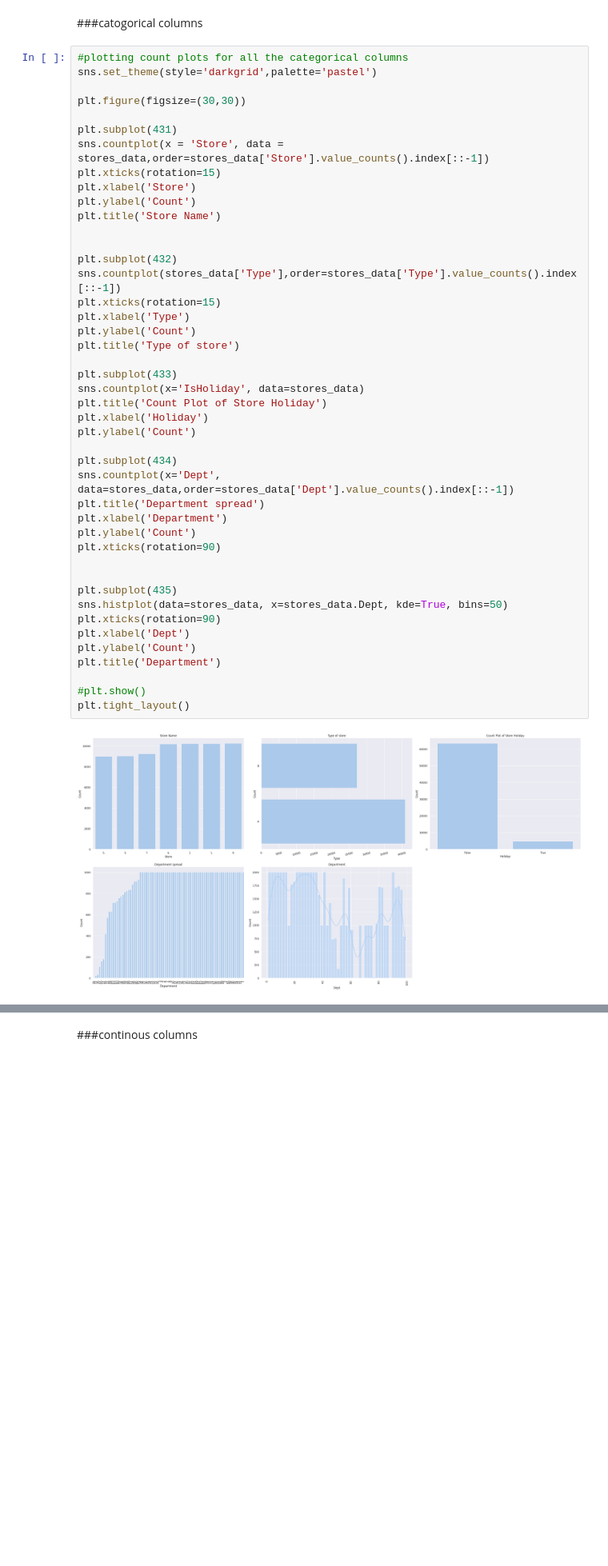
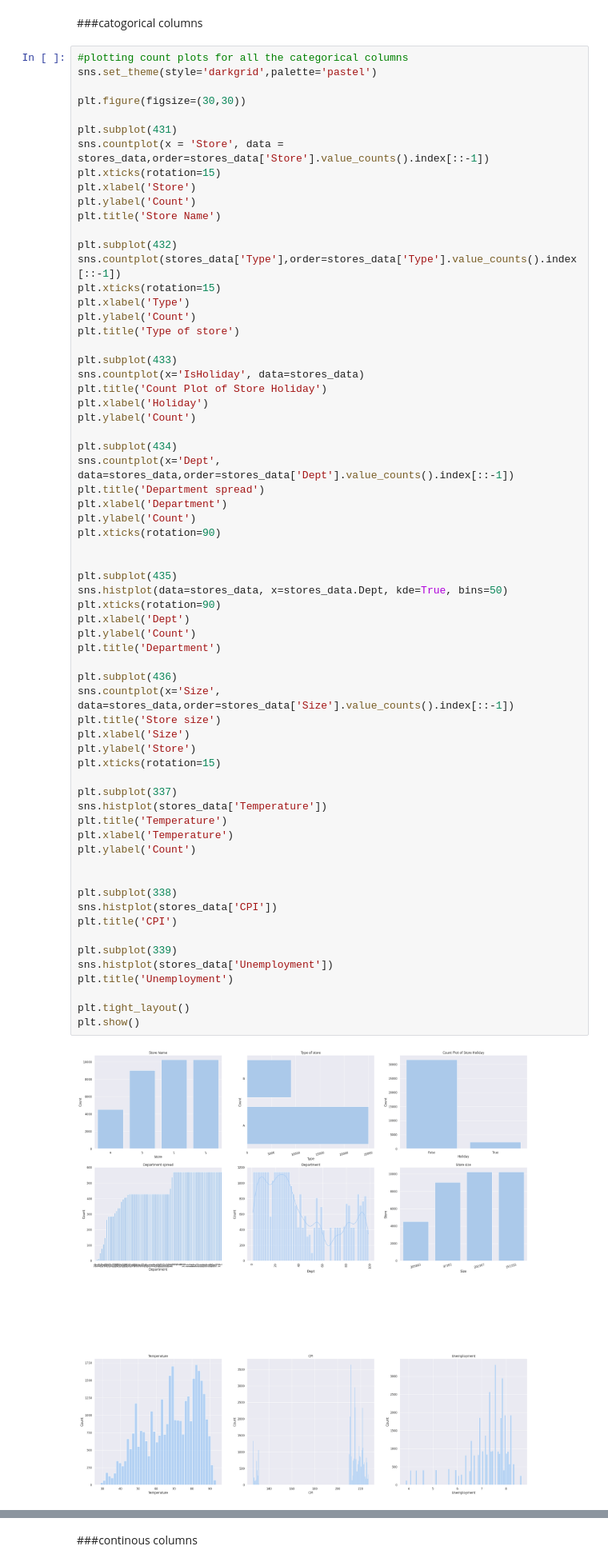
Before and after one commit to Swathi-Thandavarayan/STORE-DATA-PREDICTION, a Jupyter notebook: STORE_DATA_PREDICTION.ipynb, the cells around one changed output, grey strips where cells are left out. Shown at 80% size. Saved outputs shown, nothing was run; the diff lists cells and outputs as text; blank space fills up the shorter version.

```diff
--- a/STORE_DATA_PREDICTION.ipynb
+++ b/STORE_DATA_PREDICTION.ipynb
@@ -556,40 +575,61 @@ plt.xticks(rotation=15)
 plt.xlabel('Store')
 plt.ylabel('Count')
 plt.title('Store Name')
-
 
 plt.subplot(432)
 sns.countplot(stores_data['Type'],order=stores_data['Type'].value_counts().index[::-1])
 plt.xticks(rotation=15)
 plt.xlabel('Type')
 plt.ylabel('Count')
 plt.title('Type of store')
 
 plt.subplot(433)
 sns.countplot(x='IsHoliday', data=stores_data)
 plt.title('Count Plot of Store Holiday')
 plt.xlabel('Holiday')
 plt.ylabel('Count')
 
 plt.subplot(434)
 sns.countplot(x='Dept', data=stores_data,order=stores_data['Dept'].value_counts().index[::-1])
 plt.title('Department spread')
 plt.xlabel('Department')
 plt.ylabel('Count')
 plt.xticks(rotation=90)
 
 
 plt.subplot(435)
 sns.histplot(data=stores_data, x=stores_data.Dept, kde=True, bins=50)
 plt.xticks(rotation=90)
 plt.xlabel('Dept')
 plt.ylabel('Count')
 plt.title('Department')
 
-#plt.show()
+plt.subplot(436)
+sns.countplot(x='Size', data=stores_data,order=stores_data['Size'].value_counts().index[::-1])
+plt.title('Store size')
+plt.xlabel('Size')
+plt.ylabel('Store')
+plt.xticks(rotation=15)
+
+plt.subplot(337)
+sns.histplot(stores_data['Temperature'])
+plt.title('Temperature')
+plt.xlabel('Temperature')
+plt.ylabel('Count')
+
+
+plt.subplot(338)
+sns.histplot(stores_data['CPI'])
+plt.title('CPI')
+
+plt.subplot(339)
+sns.histplot(stores_data['Unemployment'])
+plt.title('Unemployment')
+
 plt.tight_layout()
+plt.show()
 # %% [output]
-[figure, old version]
+[figure, new version]
 # %% [markdown]
 ####interpretations
 1. type A store are higher
```
Also changed, not shown: parts of 41 cells of this notebook.
